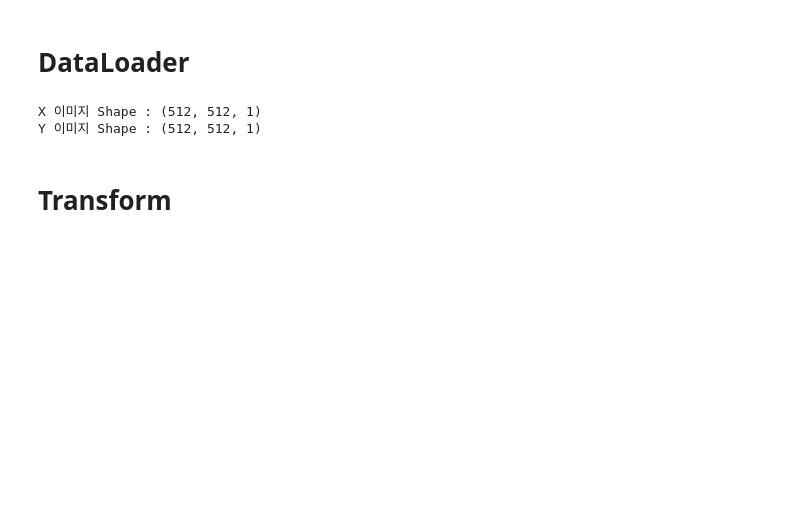
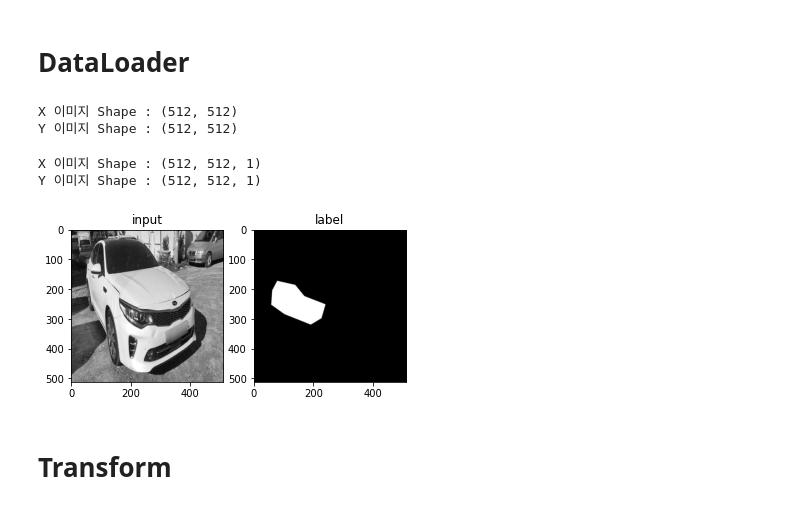
Before and after one commit to UnknwonD/project_ai, a Jupyter notebook: project_ai.ipynb, the cells around one changed output. Cells and saved outputs as stored; diff of their text form; code cells hidden in the pictures; blank space fills up the shorter version.

```diff
--- a/project_ai.ipynb
+++ b/project_ai.ipynb
@@ -2,0 +18,21 @@
+# %%
+file_name = extract_file_name("/content/drive/MyDrive/project_ai/damage_part_jpg/")
+# %%
+sample_path = "/content/drive/MyDrive/project_ai/sampled/"
+if not os.path.exists(sample_path):
+    os.mkdir(sample_path)
+    os.mkdir(sample_path + "jpg/")
+    os.mkdir(sample_path + "json/")
+
+cnt = 0
+for file in file_name:
+  if cnt == 1000: break
+  imgfile = "/content/drive/MyDrive/project_ai/damage_part_jpg/{}.jpg".format(file)
+  img = cv2.imread(imgfile)
+  with open('/content/drive/MyDrive/project_ai/damage_part_json/{}.json'.format(file), 'r') as f:
+    json_data = json.load(f)
+
+  cv2.imwrite("/content/drive/MyDrive/project_ai/sampled/jpg/{}.jpg".format(file), img)
+  with open('/content/drive/MyDrive/project_ai/sampled/json/{}.json'.format(file), 'w') as f:
+    json.dump(json_data, f)
+  cnt += 1
@@ -240,10 +523,18 @@ class Dataset(torch.utils.data.Dataset):
             data = self.transform(data)
 
         return data
+# %%
+## 데이터 Shape 확인해보기
+
+print("X 이미지 Shape : {}".format(input_.shape))
+print("Y 이미지 Shape : {}".format(label_.shape))
+# %% [output]
+X 이미지 Shape : (512, 512)
+Y 이미지 Shape : (512, 512)
 # %%
 ## 데이터로더 잘 구현되었는지 확인
 
-dataset_train = Dataset(data_dir=dir_save_train+"/")
+dataset_train = Dataset(data_dir=dir_save_train)
 data = dataset_train.__getitem__(0) # 한 이미지 불러오기
 input = data['input']
 label = data['label']
@@ -255,6 +546,20 @@ print("Y 이미지 Shape : {}".format(label.shape))
 # %% [output]
 X 이미지 Shape : (512, 512, 1)
 Y 이미지 Shape : (512, 512, 1)
+# %%
+# 불러온 이미지 시각화
+
+plt.subplot(122)
+plt.imshow(label.reshape(512, 512), cmap='gray')
+plt.title('label')
+
+plt.subplot(121)
+plt.imshow(input.reshape(512, 512), cmap='gray')
+plt.title('input')
+
+plt.show()
+# %% [output]
+[figure, added]
 # %% [markdown]
 # Transform
 # %%
```
Also changed, not shown: parts of 34 cells of this notebook.
